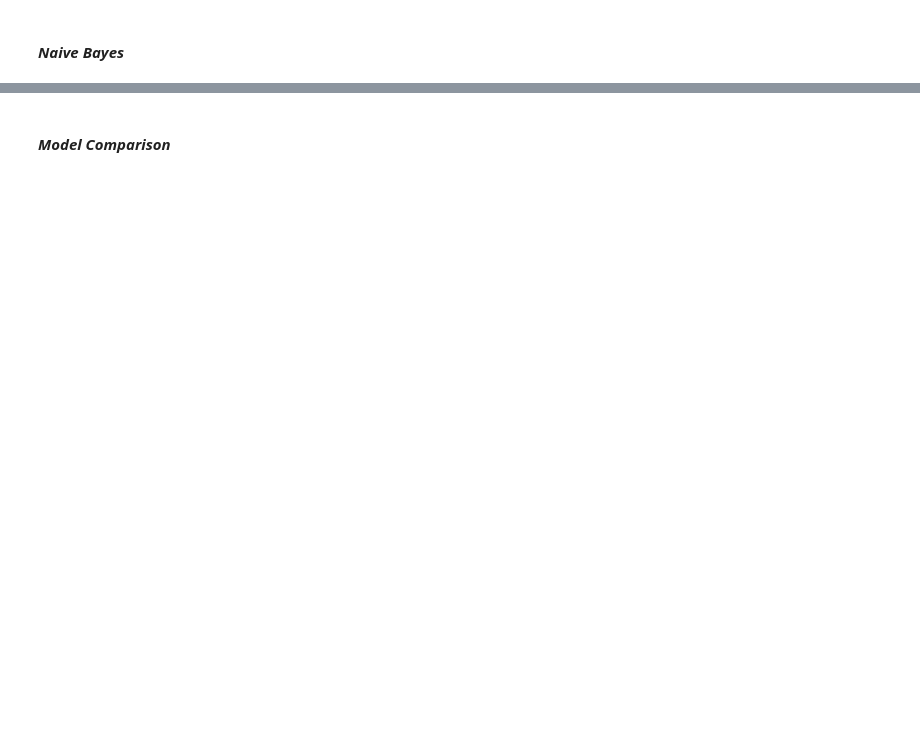
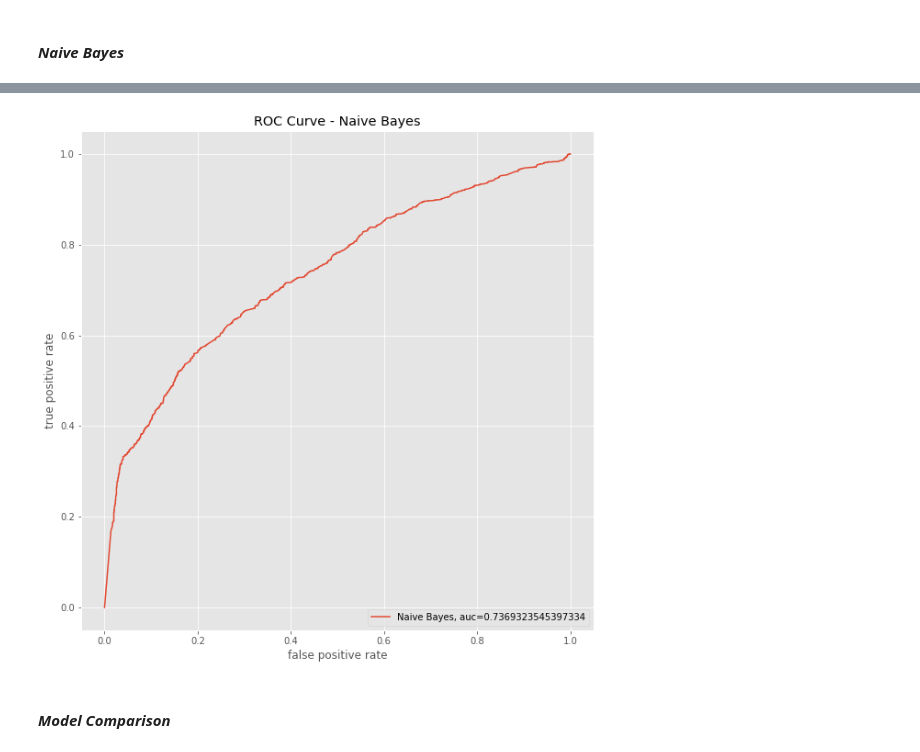
Before and after one commit to DSamodra/playGround, a Jupyter notebook: Classification.ipynb, the cells around one changed output, grey strips where cells are left out. Cells and saved outputs as stored; diff of their text form; code cells hidden in the pictures; blank space fills up the shorter version.

```diff
--- a/Classification.ipynb
+++ b/Classification.ipynb
@@ -312,14 +345,16 @@ print("Cohens Kappa Score:", kappa_gnb)
 # %%
 # ROC Curve
-y_pred_gnb_proba = gnb.predict_proba(X_test)[::,1]
+y_pred_gnb_proba = gnb.predict_proba(x_test)[::,1]
 fprgnb, tprgnb, _ = metrics.roc_curve(y_test,  y_pred_gnb_proba)
 aucgnb = metrics.roc_auc_score(y_test, y_pred_gnb_proba)
 plt.plot(fprgnb,tprgnb,label="Naive Bayes, auc="+str(aucgnb))
 plt.title('ROC Curve - Naive Bayes')
 plt.xlabel('false positive rate')
 plt.ylabel('true positive rate')
 plt.legend(loc=4)
 plt.show()
+# %% [output]
+[figure, added]
 # %% [markdown]
 #### ***Model Comparison***
 # %%
```
Also changed, not shown: parts of 18 cells of this notebook.
